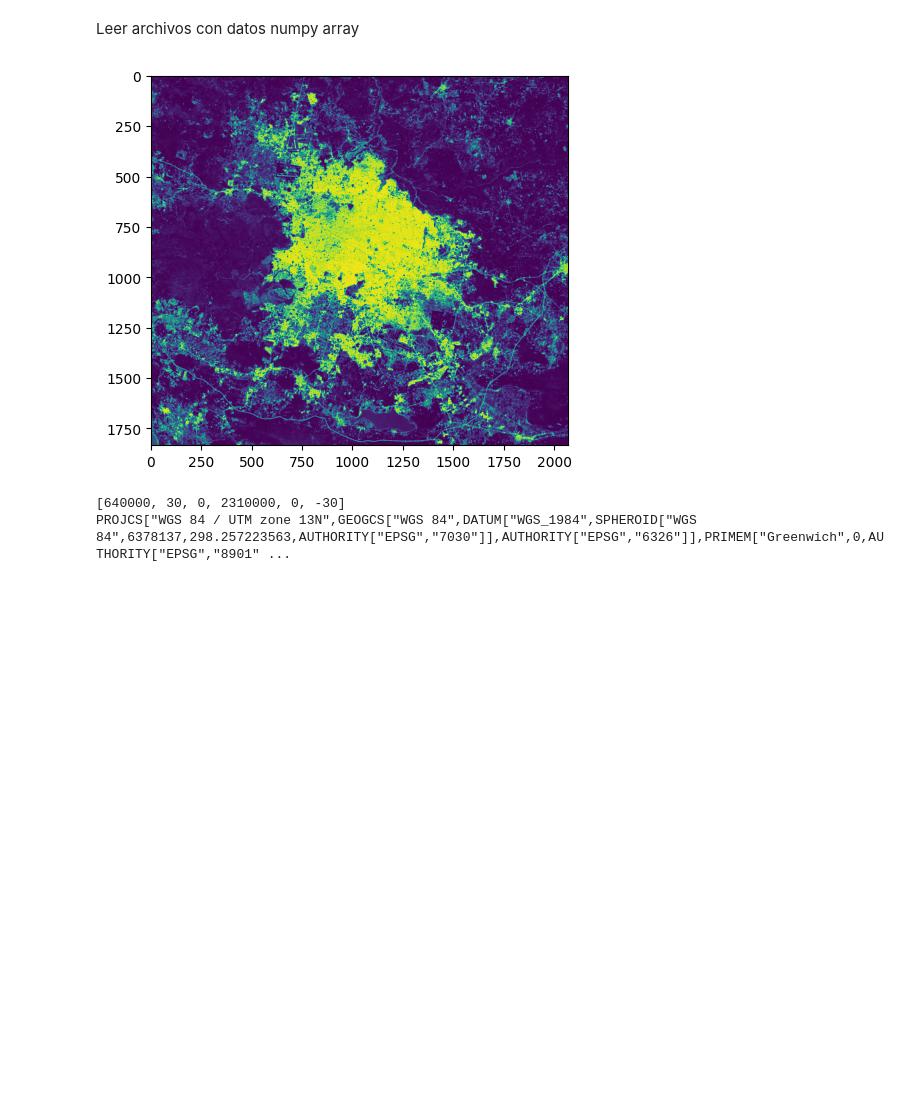
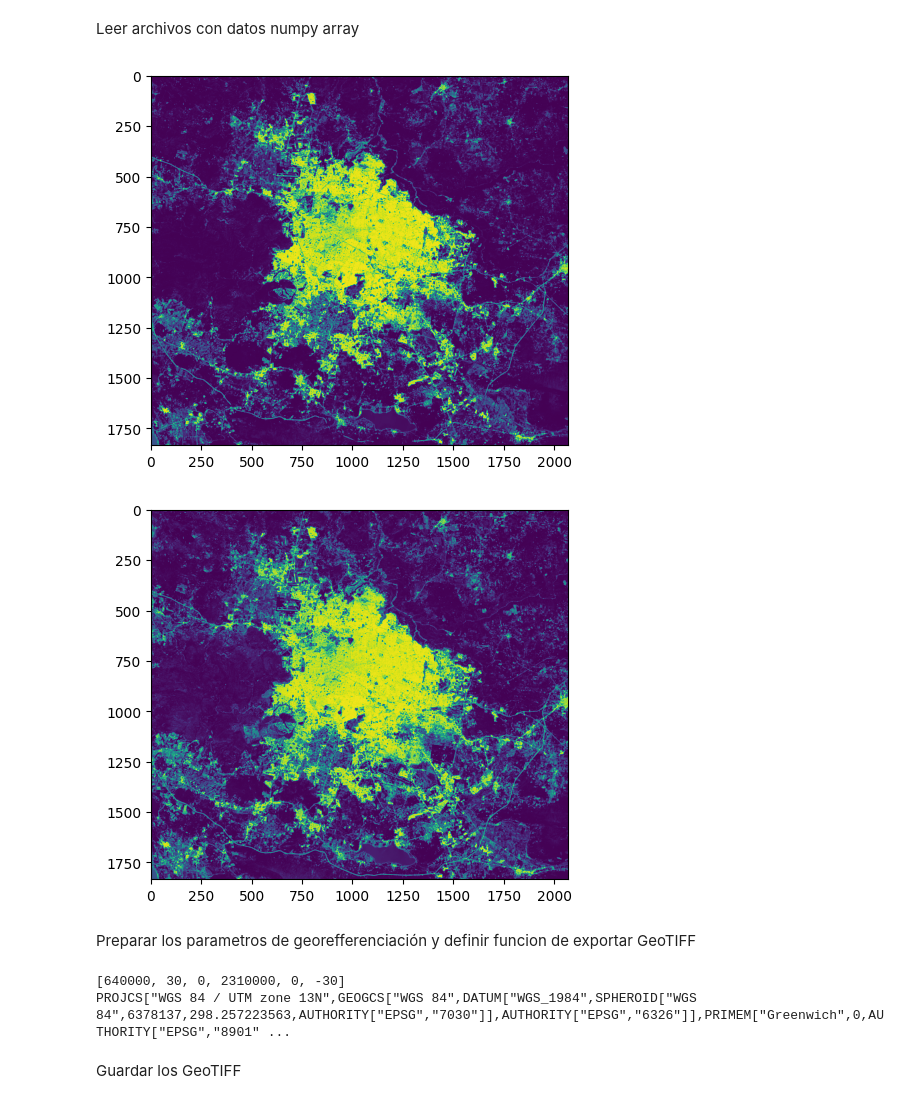
Before and after one commit to vshalisko/ARC_analysis_scripts, a Jupyter notebook: open_save_numpy_geotiff.ipynb, the cells around one changed output. Cells and saved outputs as stored; diff of their text form; code cells hidden in the pictures; blank space fills up the shorter version.

```diff
--- a/open_save_numpy_geotiff.ipynb
+++ b/open_save_numpy_geotiff.ipynb
@@ -36,9 +28,16 @@ Leer archivos con datos numpy array
 prediction_2015 = np.load('/content/drive/MyDrive/Colab Data/Gdl_2015_prediction_float.npy')
 prediction_2020 = np.load('/content/drive/MyDrive/Colab Data/Gdl_2020_prediction_float.npy')
 # %%
+B_img_pred_2015 = (prediction_2015).astype('float')
+plt.imshow(B_img_pred_2015[:,:])
+plt.show()
+
 B_img_pred_2020 = (prediction_2020).astype('float')
 plt.imshow(B_img_pred_2020[:,:])
 plt.show()
 # %% [output]
-[figure, old version]
+[figure, new version]
+[figure, added]
+# %% [markdown]
+Preparar los parametros de georefferenciación y definir funcion de exportar GeoTIFF
 # %%
@@ -87,3 +77,5 @@ write_geotiff(prediction_2020, filename='/content/drive/MyDrive/Colab Data/Gdl_2
 # %% [output]
 [640000, 30, 0, 2310000, 0, -30]
 PROJCS["WGS 84 / UTM zone 13N",GEOGCS["WGS 84",DATUM["WGS_1984",SPHEROID["WGS 84",6378137,298.257223563,AUTHORITY["EPSG","7030"]],AUTHORITY["EPSG","6326"]],PRIMEM["Greenwich",0,AUTHORITY["EPSG","8901" ...
+# %% [markdown]
+Guardar los GeoTIFF
```
Also changed, not shown: parts of 6 cells of this notebook.
